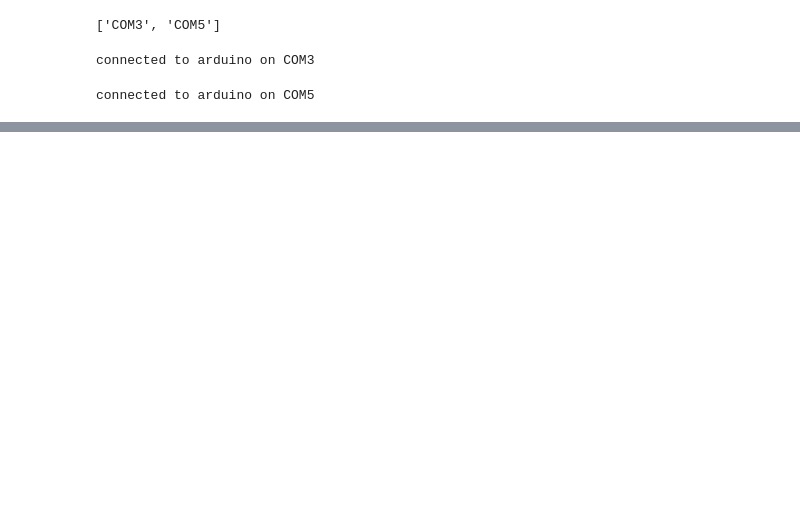
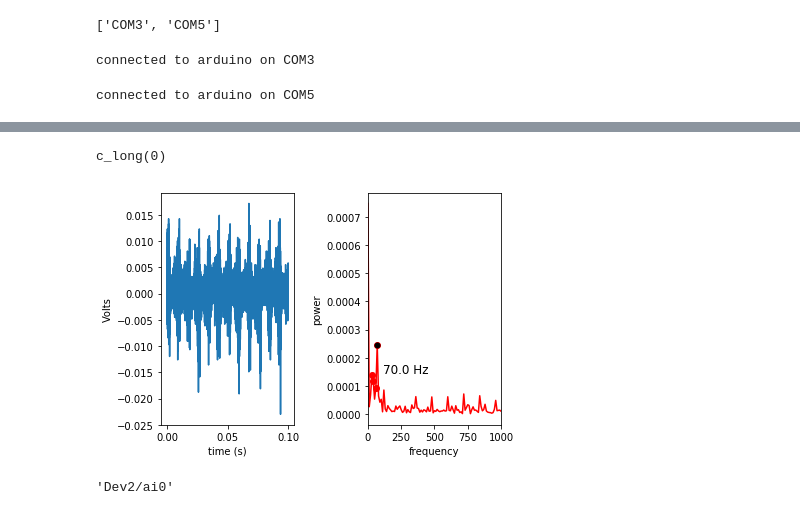
Before and after one commit to callinSwitzer/BeeLearningDataAcq, a Jupyter notebook: 004_SonicationBehaviorRecordReward_NoCamera.ipynb, the cells around one changed output, grey strips where cells are left out. Drawn from its saved outputs; the diff is of its cells as text; code cells hidden in the pictures; blank space fills up the shorter version.

```diff
--- a/004_SonicationBehaviorRecordReward_NoCamera.ipynb
+++ b/004_SonicationBehaviorRecordReward_NoCamera.ipynb
@@ -282,0 +281,4 @@ while(True):
+# %%
+int32()
+# %% [output]
+c_long(0)
@@ -282,0 +383,2 @@ while(True):
+# %%
+ad = accelDta()
@@ -283,3 +389,11 @@ while(True):
+# %%
+ad.plotFFT()
+# %% [output]
+[figure, added]
+# %%
+ad.accNum
+# %% [output]
+'Dev2/ai0'
 # %%
 # define function for recording and rewarding buzzes
 def recRew(ftestMin, ftestMax, trt):
```
Also changed, not shown: parts of 6 cells of this notebook.
